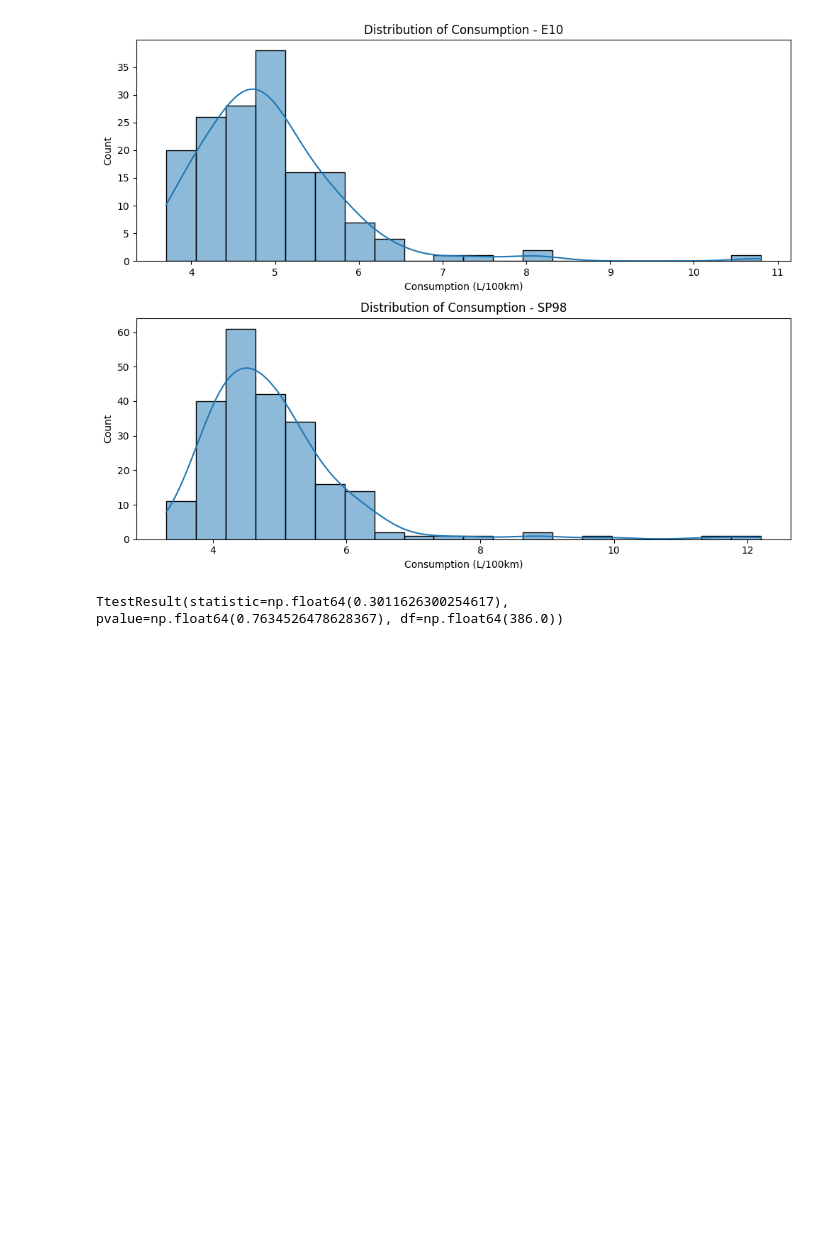
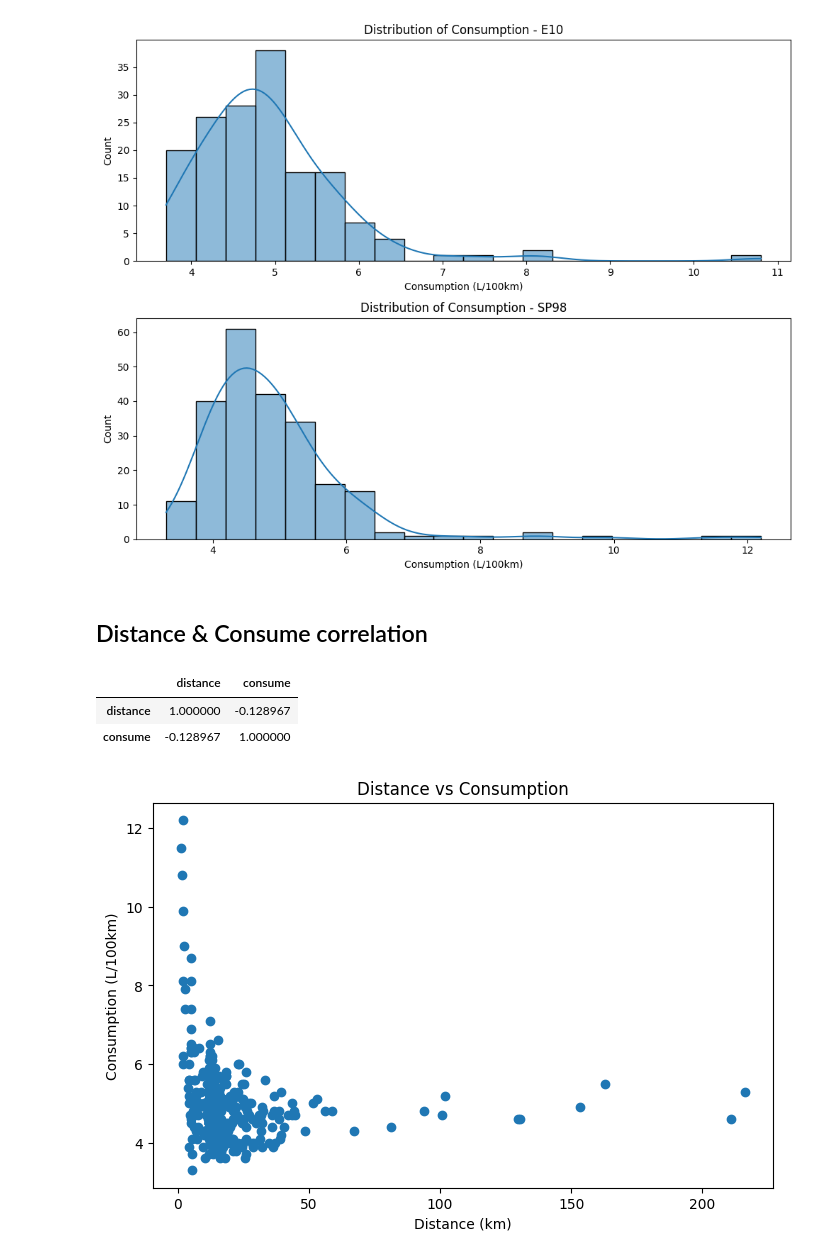
Before and after one commit to zakzakzak/kaggle, a Jupyter notebook: prediction-car-fuel.ipynb, the cells around one changed output. Saved outputs shown, nothing was run; the diff lists cells and outputs as text; code cells hidden in the pictures; blank space fills up the shorter version.

Commit message:
Kaggle Notebook | What if analysis : Fuel consumption | Version 4

```diff
--- a/prediction-car-fuel.ipynb
+++ b/prediction-car-fuel.ipynb
@@ -133,12 +162,22 @@ plt.tight_layout()
 plt.show()
 # %% [output]
 [figure]
-# %%
-from scipy.stats import ttest_ind
-
-e10 = df[df['gas_type']=='E10']['consume']
-sp98 = df[df['gas_type']=='SP98']['consume']
-
-ttest_ind(e10, sp98)
-# %% [output]
-TtestResult(statistic=np.float64(0.3011626300254617), pvalue=np.float64(0.7634526478628367), df=np.float64(386.0))
+# %% [markdown]
+## Distance & Consume correlation
+# %%
+df[['distance', 'consume']].corr()
+# %% [output]
+|  | distance | consume |
+| distance | 1.000000 | -0.128967 |
+| consume | -0.128967 | 1.000000 |
+# %%
+import matplotlib.pyplot as plt
+
+plt.figure(figsize=(8,5))
+plt.scatter(df['distance'], df['consume'])
+plt.xlabel('Distance (km)')
+plt.ylabel('Consumption (L/100km)')
+plt.title('Distance vs Consumption')
+plt.show()
+# %% [output]
+[figure, added]
```
Also changed, not shown: parts of 12 cells of this notebook.
